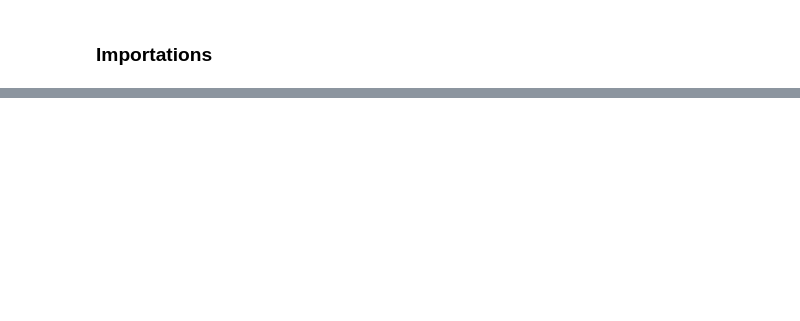
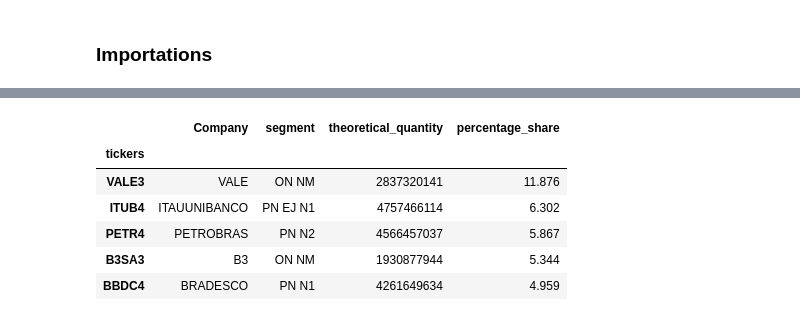
Before and after one commit to dioniramos/Graficos_post-ESG, a Jupyter notebook: ESG-Post_Medium.ipynb, the cells around one changed output, grey strips where cells are left out. Cells and saved outputs as stored; diff of their text form; code cells hidden in the pictures; blank space fills up the shorter version.

```diff
--- a/ESG-Post_Medium.ipynb
+++ b/ESG-Post_Medium.ipynb
@@ -89,5 +30,0 @@ plt.show()
-# %%
-# Função para acessar os indices
-def buscar_carteira_teorica(indice):
-    url = 'http://bvmf.bmfbovespa.com.br/indices/ResumoCarteiraTeorica.aspx?Indice={}&amp;idioma=pt-br'.format(indice.upper())
-    return pd.read_html(url, decimal=',', thousands='.', index_col='Código')[0][:-1]
@@ -215,0 +89,23 @@ plt.show()
+# %%
+# Function for accessing indexes
+def buscar_carteira_teorica(indice):
+    url = 'http://bvmf.bmfbovespa.com.br/indices/ResumoCarteiraTeorica.aspx?Indice={}&amp;idioma=pt-br'.format(
+        indice.upper())
+    return pd.read_html(url, decimal=',', thousands='.',
+                        index_col='Código')[0][:-1]
+# %%
+# IBOVESPA
+IBOV = buscar_carteira_teorica('IBOV')
+IBOV.index.names = ['tickers']
+IBOV.columns = [
+    'Company', 'segment', 'theoretical_quantity', 'percentage_share'
+]
+IBOV.sort_values('percentage_share', ascending=False).head()
+# %% [output]
+|  | Company | segment | theoretical_quantity | percentage_share |
+| tickers |  |  |  |  |
+| VALE3 | VALE | ON NM | 2837320141 | 11.876 |
+| ITUB4 | ITAUUNIBANCO | PN EJ N1 | 4757466114 | 6.302 |
+| PETR4 | PETROBRAS | PN N2 | 4566457037 | 5.867 |
+| B3SA3 | B3 | ON NM | 1930877944 | 5.344 |
+| BBDC4 | BRADESCO | PN N1 | 4261649634 | 4.959 |
```
Also changed, not shown: parts of 33 cells of this notebook.
